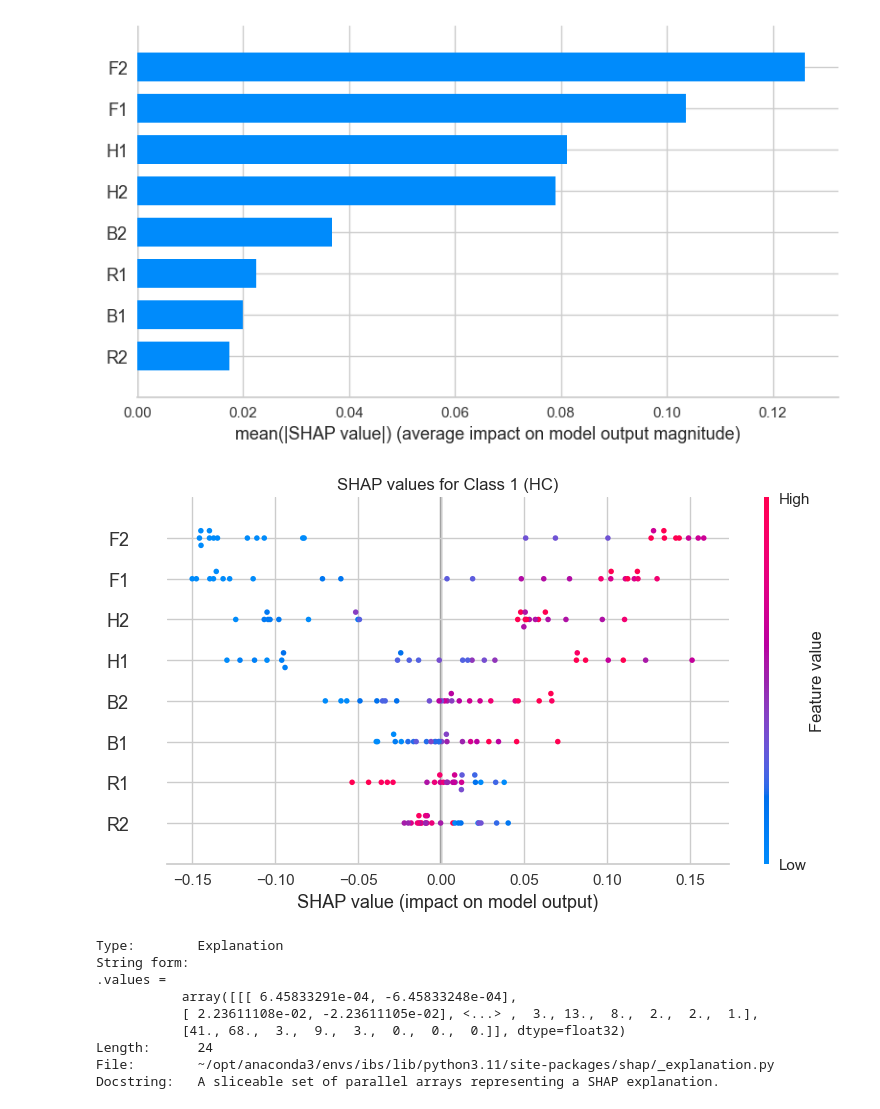
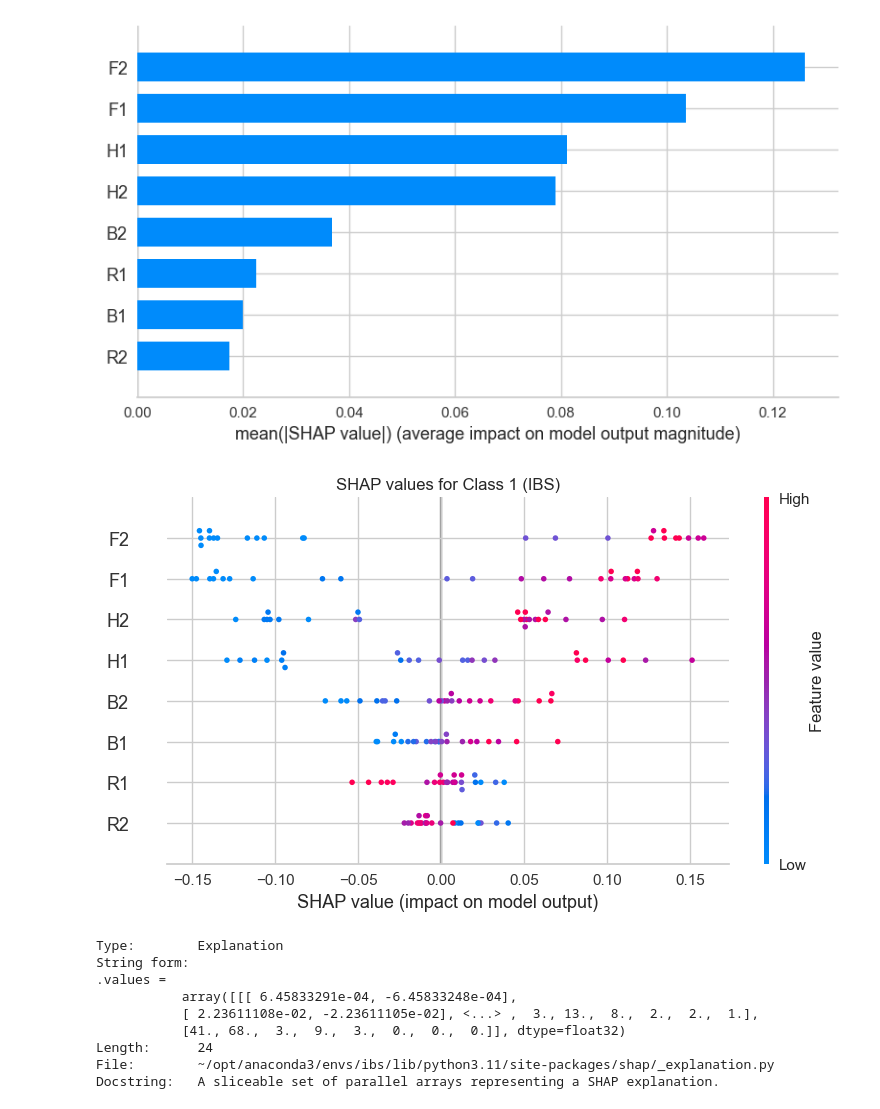
Before and after one commit to arvidl/ibs-distress, a Jupyter notebook: notebooks/2-supervised-classification.ipynb, the cells around one changed output. Cells and saved outputs as stored; diff of their text form; code cells hidden in the pictures.

```diff
--- a/notebooks/2-supervised-classification.ipynb
+++ b/notebooks/2-supervised-classification.ipynb
@@ -1269,16 +1269,16 @@ plt.show()
 # %%
 # compute SHAP values
 explainer = shap.Explainer(best_model, get_config('X_test'))
 shap_values = explainer(get_config('X_test'))
 
 class_of_interest = 1  # Change this to the class you're interested in
 plt.figure(figsize=(12, 8))
 shap.plots.beeswarm(shap_values[:, :, class_of_interest], show=False)
-plt.title(f"SHAP values for Class {class_of_interest} (HC)")
+plt.title(f"SHAP values for Class {class_of_interest} (IBS)")
 plt.tight_layout()
 plt.show()
 # %% [output]
-[figure, old version]
+[figure, new version]
 # %%
 ?shap_values
 # %% [output]
```
